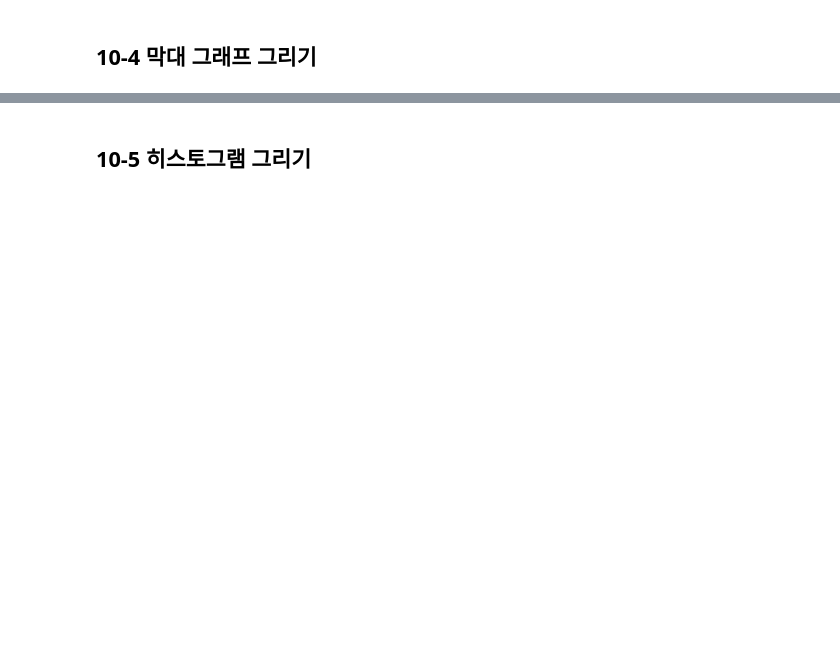
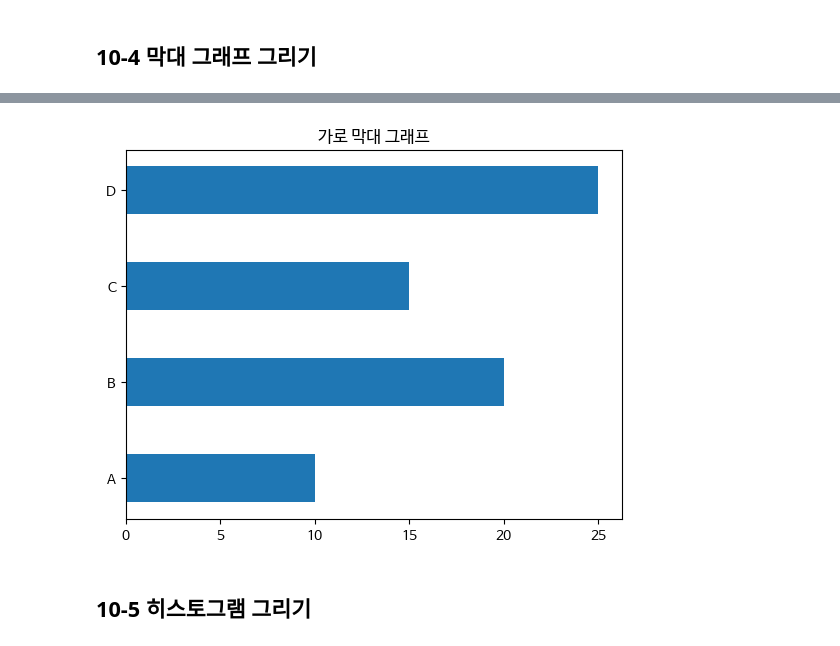
Before and after one commit to soskjh5382/Data-Analysis-with-Open-Source, a Jupyter notebook: 오픈소스_데이터_분석_10강.ipynb, the cells around one changed output, grey strips where cells are left out. Saved outputs shown, nothing was run; the diff lists cells and outputs as text; code cells hidden in the pictures; blank space fills up the shorter version.

```diff
--- a/오픈소스_데이터_분석_10강.ipynb
+++ b/오픈소스_데이터_분석_10강.ipynb
@@ -160,13 +140,19 @@ plt.show()
 # %%
 import matplotlib.pyplot as plt
 
 ## 데이터 정의
 categories = ['A', 'B', 'C', 'D']
 values = [10, 20, 15, 25]
 
 ## 가로 막대 그래프 그리기
+plt.barh(categories, values, height=0.5)
+
+# 제목 설정
+plt.title('가로 막대 그래프')
 
 plt.show()
+# %% [output]
+[figure, added]
 # %% [markdown]
 ## 10-5 히스토그램 그리기
 # %%
```
Also changed, not shown: parts of 10 cells of this notebook.
